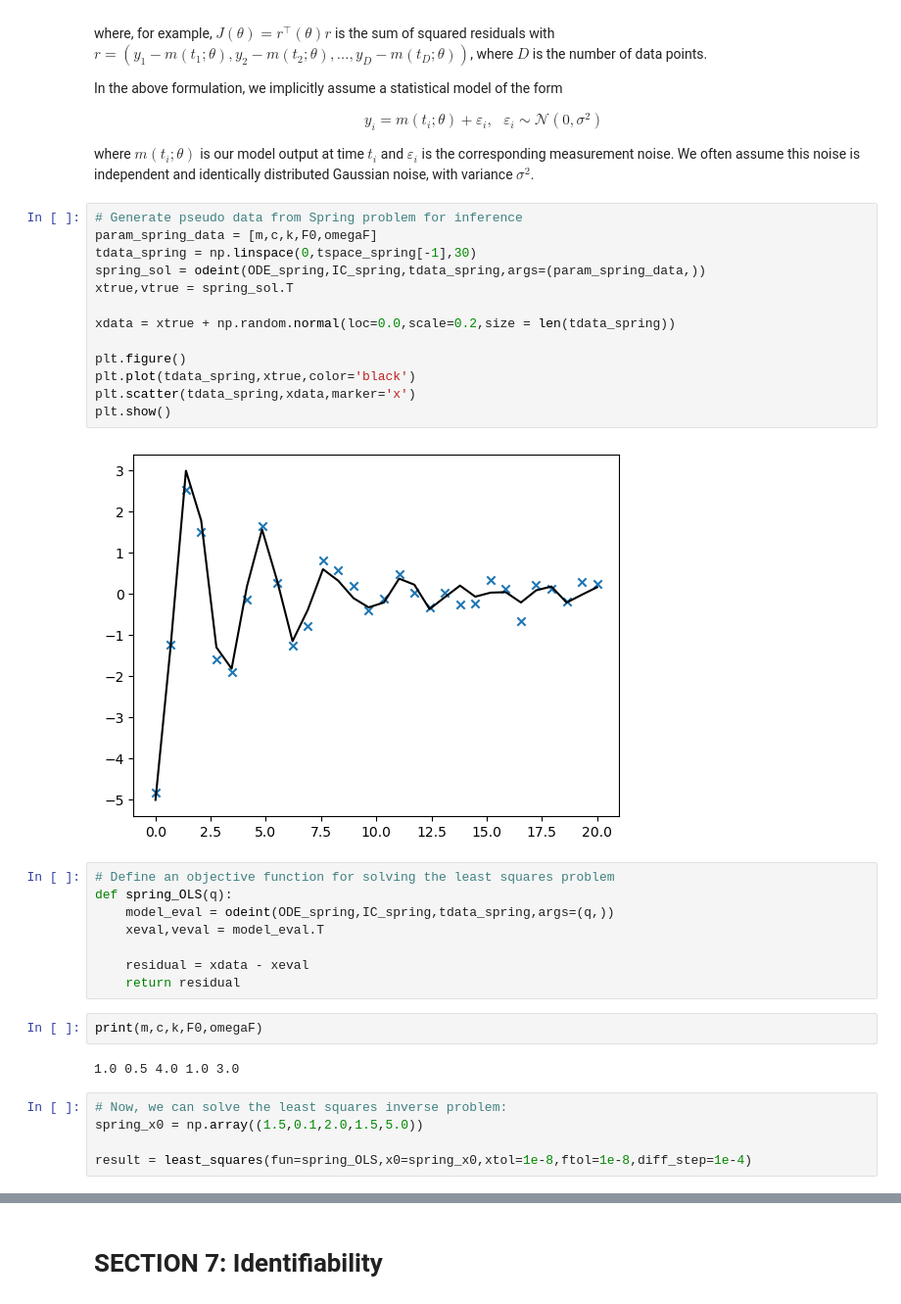
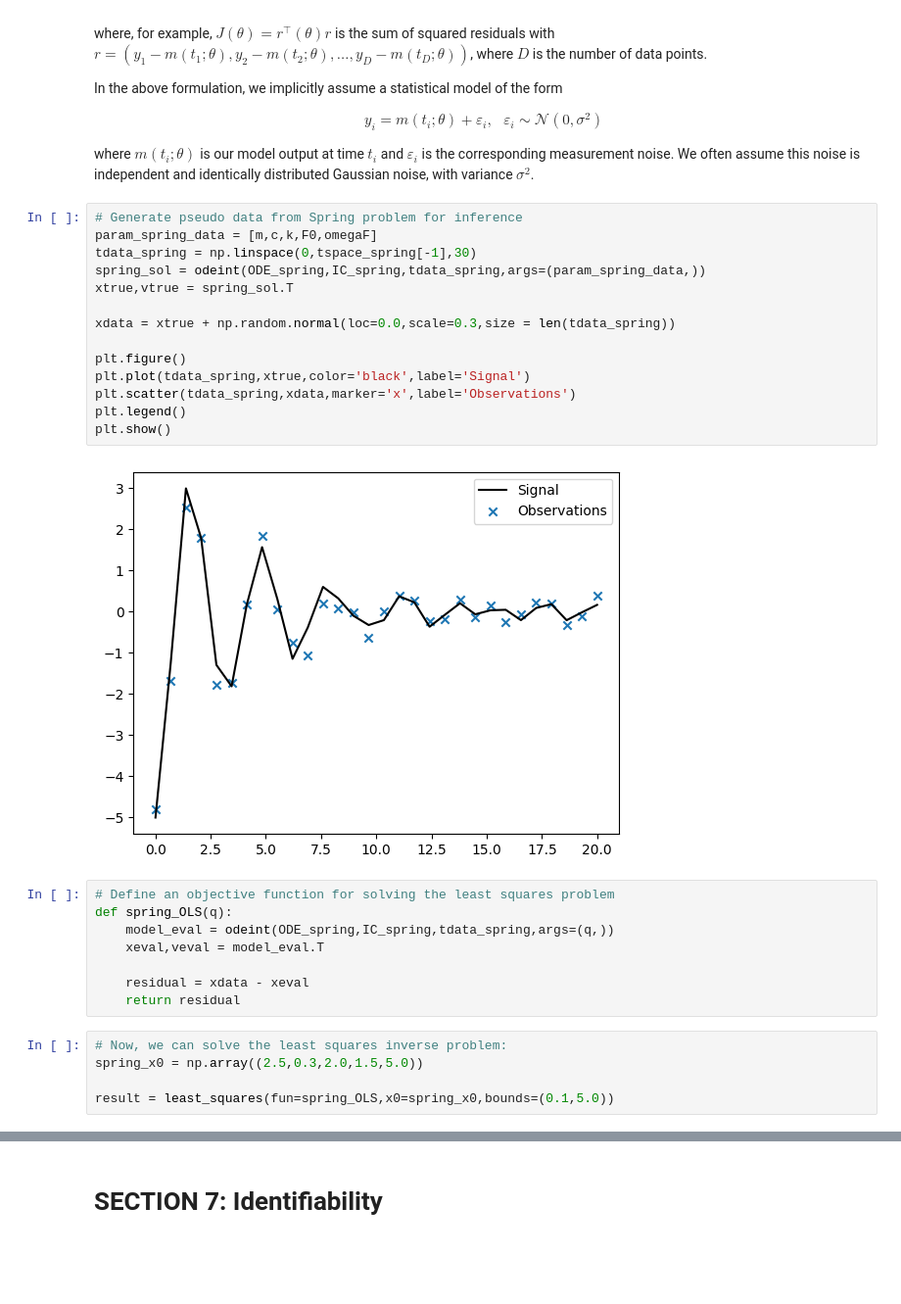
Before and after one commit to mjcolebank/IPUQDT_Seminar_USC, a Jupyter notebook: InvProb_UQ_Intro.ipynb, the cells around one changed output, grey strips where cells are left out. Shown at 98% size. Drawn from its saved outputs; the diff is of its cells as text; blank space fills up the shorter version.

```diff
--- a/InvProb_UQ_Intro.ipynb
+++ b/InvProb_UQ_Intro.ipynb
@@ -405,18 +454,19 @@ where $m(t_i;\theta)$ is our model output at time $t_i$ and $\varepsilon_i$ is t
 # %%
 # Generate pseudo data from Spring problem for inference
 param_spring_data = [m,c,k,F0,omegaF]
 tdata_spring = np.linspace(0,tspace_spring[-1],30)
 spring_sol = odeint(ODE_spring,IC_spring,tdata_spring,args=(param_spring_data,))
 xtrue,vtrue = spring_sol.T
 
-xdata = xtrue + np.random.normal(loc=0.0,scale=0.2,size = len(tdata_spring))
+xdata = xtrue + np.random.normal(loc=0.0,scale=0.3,size = len(tdata_spring))
 
 plt.figure()
-plt.plot(tdata_spring,xtrue,color='black')
-plt.scatter(tdata_spring,xdata,marker='x')
+plt.plot(tdata_spring,xtrue,color='black',label='Signal')
+plt.scatter(tdata_spring,xdata,marker='x',label='Observations')
+plt.legend()
 plt.show()
 # %% [output]
-[figure, old version]
+[figure, new version]
 # %%
 # Define an objective function for solving the least squares problem
 def spring_OLS(q):
@@ -425,15 +475,11 @@ def spring_OLS(q):
 
     residual = xdata - xeval
     return residual
-# %%
-print(m,c,k,F0,omegaF)
-# %% [output]
-1.0 0.5 4.0 1.0 3.0
 # %%
 # Now, we can solve the least squares inverse problem:
-spring_x0 = np.array((1.5,0.1,2.0,1.5,5.0))
+spring_x0 = np.array((2.5,0.3,2.0,1.5,5.0))
 
-result = least_squares(fun=spring_OLS,x0=spring_x0,xtol=1e-8,ftol=1e-8,diff_step=1e-4)
+result = least_squares(fun=spring_OLS,x0=spring_x0,bounds=(0.1,5.0))
 # %%
 # Now print the results...
 print(f'Esimtated Parameters: {result.x}')
```
Also changed, not shown: parts of 32 cells of this notebook.
